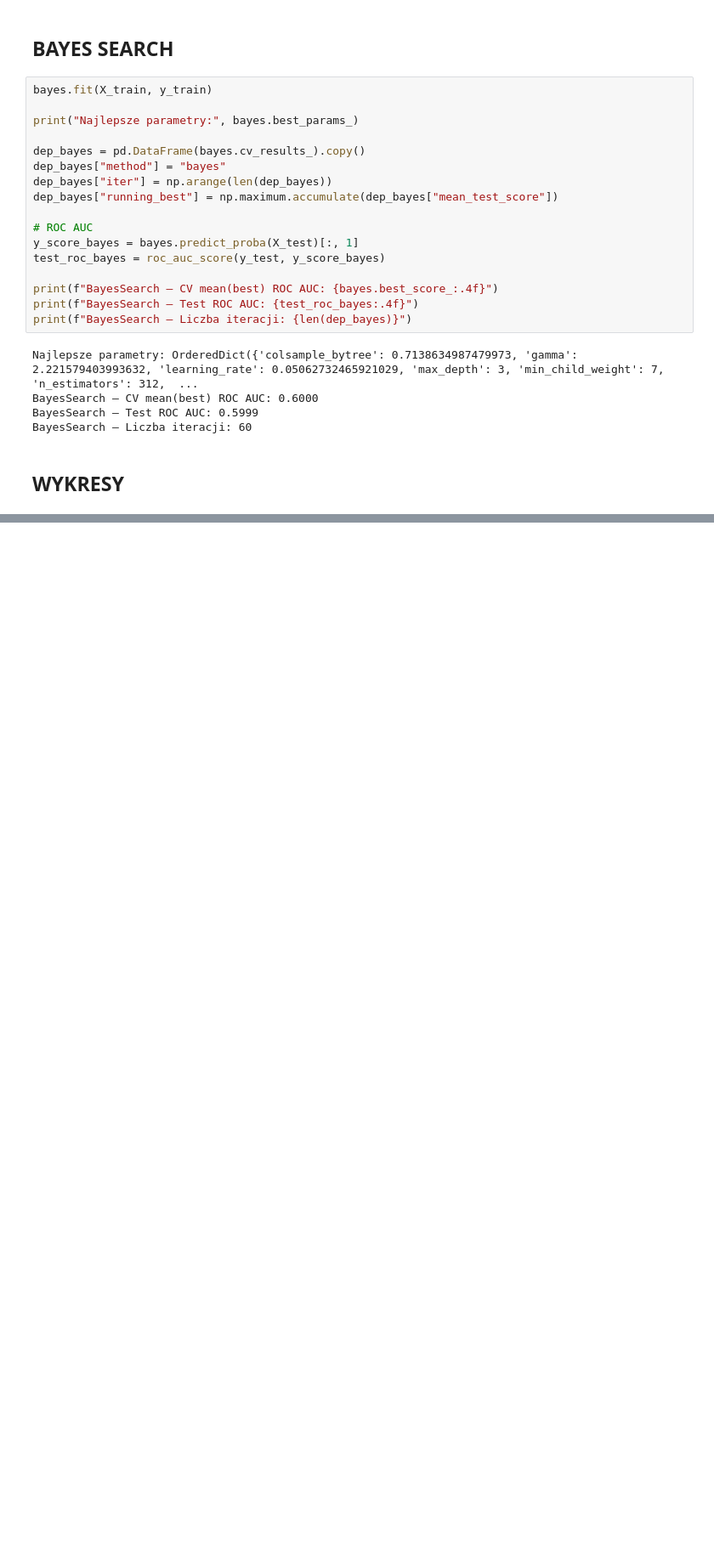
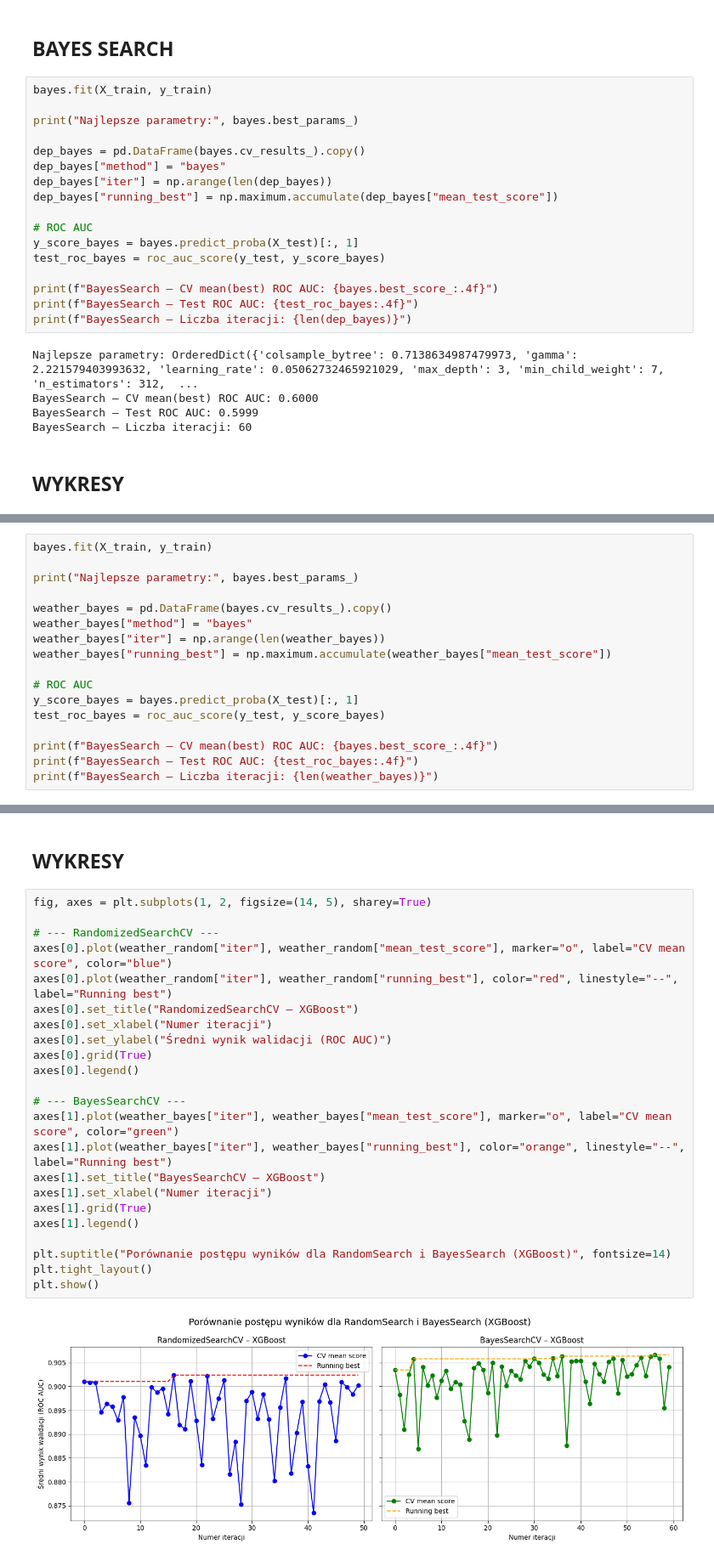
Before and after one commit to oliwiawojcicka/AutoML, a Jupyter notebook: XGBoost/xgb_tuning.ipynb, the cells around one changed output, grey strips where cells are left out. Shown at 85% size. Cells and saved outputs as stored; diff of their text form; blank space fills up the shorter version.

Commit message:
added weather

```diff
--- a/XGBoost/xgb_tuning.ipynb
+++ b/XGBoost/xgb_tuning.ipynb
@@ -378,0 +430,17 @@ plt.show()
+# %%
+bayes.fit(X_train, y_train)
+
+print("Najlepsze parametry:", bayes.best_params_)
+
+weather_bayes = pd.DataFrame(bayes.cv_results_).copy()
+weather_bayes["method"] = "bayes"
+weather_bayes["iter"] = np.arange(len(weather_bayes))
+weather_bayes["running_best"] = np.maximum.accumulate(weather_bayes["mean_test_score"])
+
+# ROC AUC
+y_score_bayes = bayes.predict_proba(X_test)[:, 1]
+test_roc_bayes = roc_auc_score(y_test, y_score_bayes)
+
+print(f"BayesSearch – CV mean(best) ROC AUC: {bayes.best_score_:.4f}")
+print(f"BayesSearch – Test ROC AUC: {test_roc_bayes:.4f}")
+print(f"BayesSearch – Liczba iteracji: {len(weather_bayes)}")
@@ -378,0 +452,27 @@ plt.show()
+# %% [markdown]
+## WYKRESY
+# %%
+fig, axes = plt.subplots(1, 2, figsize=(14, 5), sharey=True)
+
+# --- RandomizedSearchCV ---
+axes[0].plot(weather_random["iter"], weather_random["mean_test_score"], marker="o", label="CV mean score", color="blue")
+axes[0].plot(weather_random["iter"], weather_random["running_best"], color="red", linestyle="--", label="Running best")
+axes[0].set_title("RandomizedSearchCV – XGBoost")
+axes[0].set_xlabel("Numer iteracji")
+axes[0].set_ylabel("Średni wynik walidacji (ROC AUC)")
+axes[0].grid(True)
+axes[0].legend()
+
+# --- BayesSearchCV ---
+axes[1].plot(weather_bayes["iter"], weather_bayes["mean_test_score"], marker="o", label="CV mean score", color="green")
+axes[1].plot(weather_bayes["iter"], weather_bayes["running_best"], color="orange", linestyle="--", label="Running best")
+axes[1].set_title("BayesSearchCV – XGBoost")
+axes[1].set_xlabel("Numer iteracji")
+axes[1].grid(True)
+axes[1].legend()
+
+plt.suptitle("Porównanie postępu wyników dla RandomSearch i BayesSearch (XGBoost)", fontsize=14)
+plt.tight_layout()
+plt.show()
+# %% [output]
+[figure, added]
```
Also changed, not shown: parts of 10 cells of this notebook.
